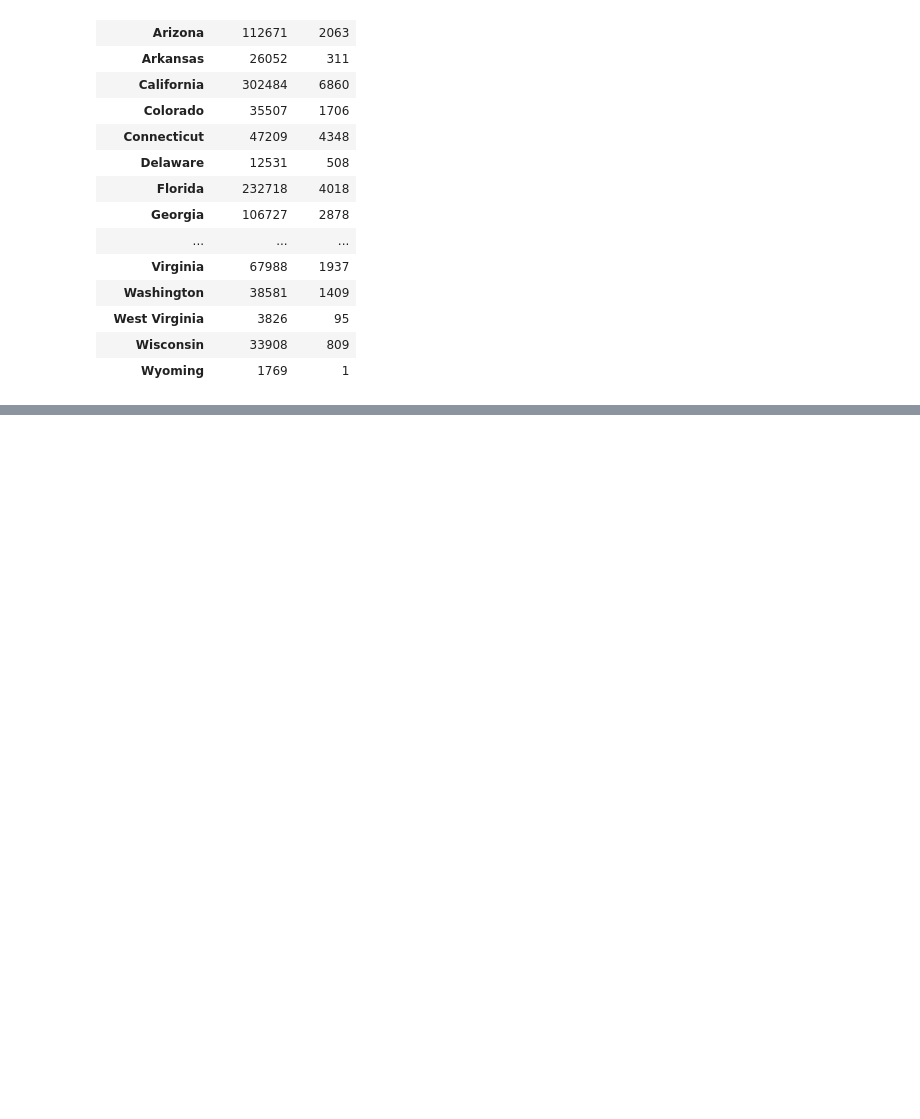
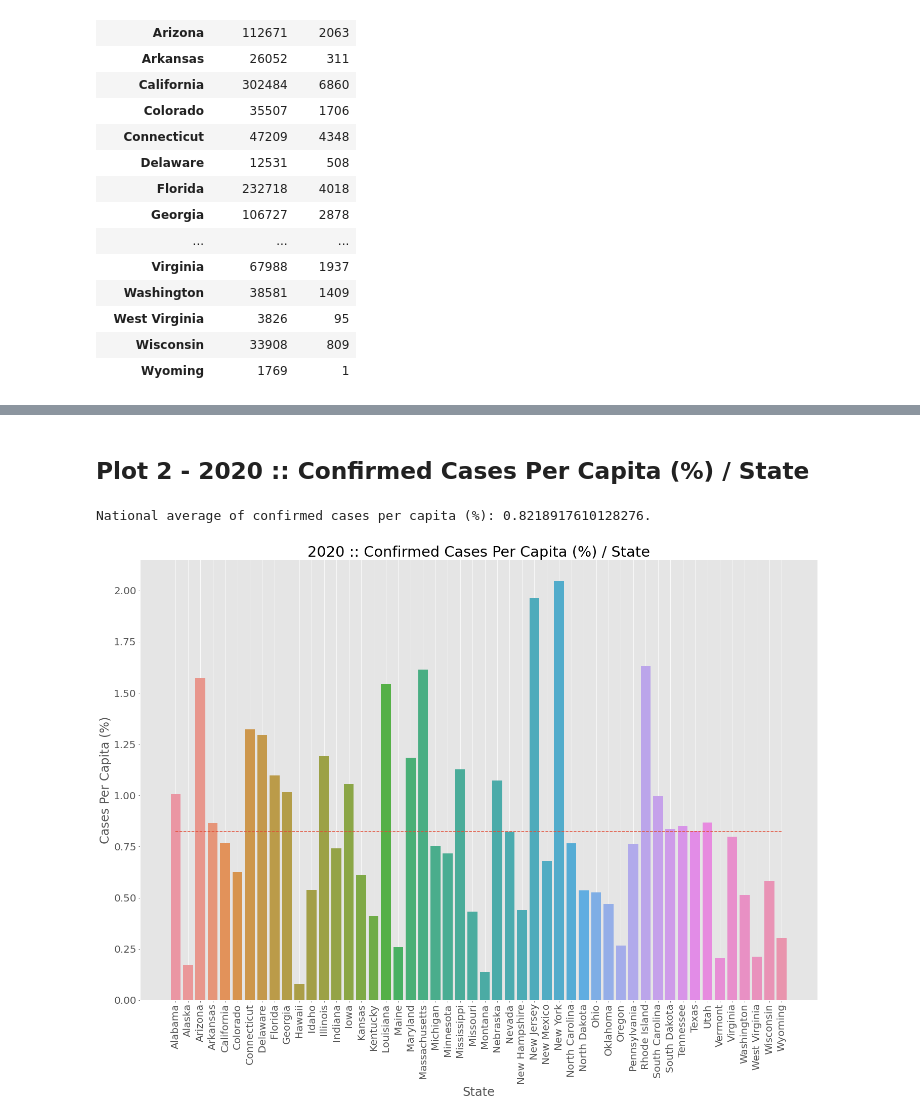
Before and after one commit to MechaBirdzilla/Project-1, a Jupyter notebook: dataframes.ipynb, the cells around one changed output, grey strips where cells are left out. Saved outputs shown, nothing was run; the diff lists cells and outputs as text; code cells hidden in the pictures; blank space fills up the shorter version.

```diff
--- a/dataframes.ipynb
+++ b/dataframes.ipynb
@@ -247,0 +164,20 @@ len(vaccination_clean_df)
+# %% [markdown]
+## Plot 2 - 2020 :: Confirmed Cases Per Capita (%) / State
+# %%
+plt.figure(figsize=(24,16))
+
+mean_cases_per_capita = merged_df["Cases Per Capita (%)"].mean()
+print (f"National average of confirmed cases per capita (%): {mean_cases_per_capita}.")
+
+# Creating the plot using Matplotlib's pyplot methods
+sns.barplot(x=merged_df["Province_State"], y=merged_df["Cases Per Capita (%)"])
+plt.title("2020 :: Confirmed Cases Per Capita (%) / State")
+plt.xlabel("State")
+plt.ylabel("Cases Per Capita (%)")
+plt.xticks(rotation="vertical")
+plt.grid()
+plt.plot(merged_df["Province_State"], pd.Series(mean_cases_per_capita, index=range(len(merged_df))),linestyle="--")
+plt.savefig(fname="./images/2020 - Confirmed Cases Per Capita.png")
+# %% [output]
+National average of confirmed cases per capita (%): 0.8218917610128276.
+[figure, added]
```
Also changed, not shown: parts of 45 cells of this notebook, 12 other files.
